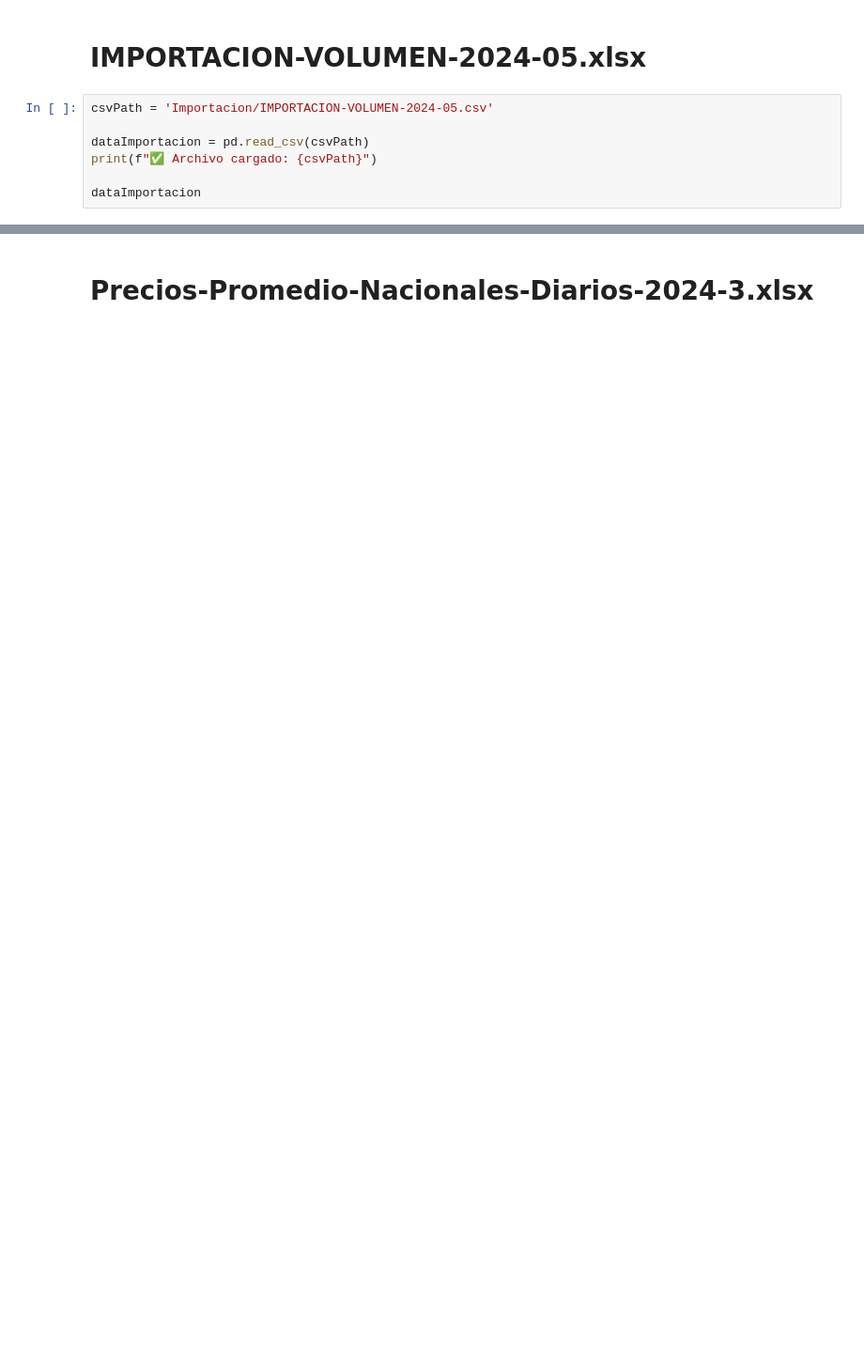
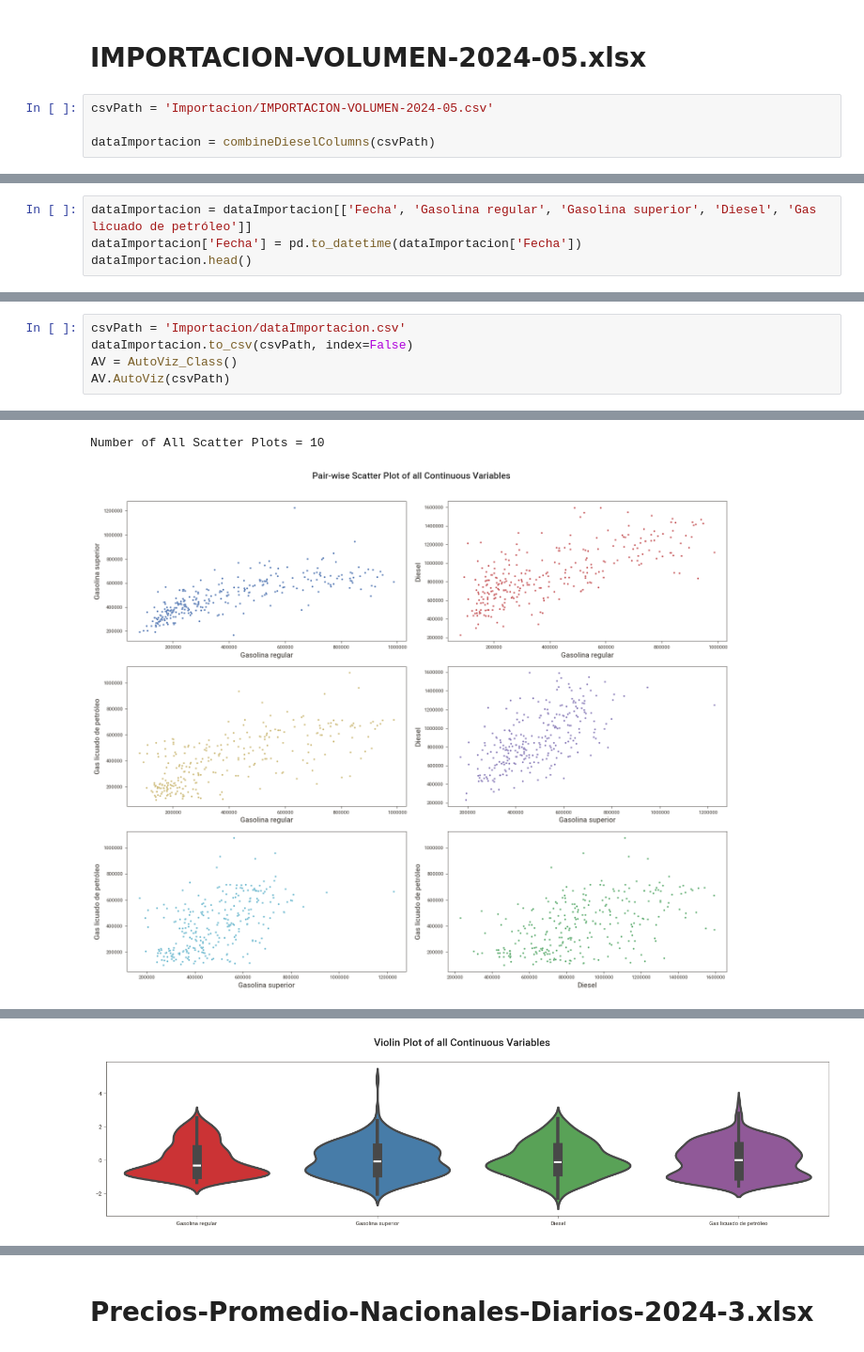
Before and after one commit to Dahernandezsilve/Lab02_Data-Science, a Jupyter notebook: Lab02.ipynb, the cells around one changed output, grey strips where cells are left out. Shown at 94% size. Drawn from its saved outputs; the diff is of its cells as text; blank space fills up the shorter version.

```diff
--- a/Lab02.ipynb
+++ b/Lab02.ipynb
@@ -73,8 +143,5 @@ dataConsumo
 # %%
 csvPath = 'Importacion/IMPORTACION-VOLUMEN-2024-05.csv'
 
-dataImportacion = pd.read_csv(csvPath)
-print(f"✅ Archivo cargado: {csvPath}")
-
-dataImportacion
+dataImportacion = combineDieselColumns(csvPath)
 # %% [output]
@@ -94,0 +151,4 @@ dataImportacion
+# %%
+dataImportacion = dataImportacion[['Fecha', 'Gasolina regular', 'Gasolina superior', 'Diesel', 'Gas licuado de petróleo']]
+dataImportacion['Fecha'] = pd.to_datetime(dataImportacion['Fecha'])
+dataImportacion.head()
@@ -94,0 +162,6 @@ dataImportacion
+# %%
+csvPath = 'Importacion/dataImportacion.csv'
+dataImportacion.to_csv(csvPath, index=False)
+AV = AutoViz_Class()
+AV.AutoViz(csvPath)
+# %% [output]
@@ -94,0 +191,2 @@ dataImportacion
+Number of All Scatter Plots = 10
+[figure, added]
@@ -94,0 +194 @@ dataImportacion
+[figure, added]
```
Also changed, not shown: parts of 13 cells of this notebook, 4 other files.
